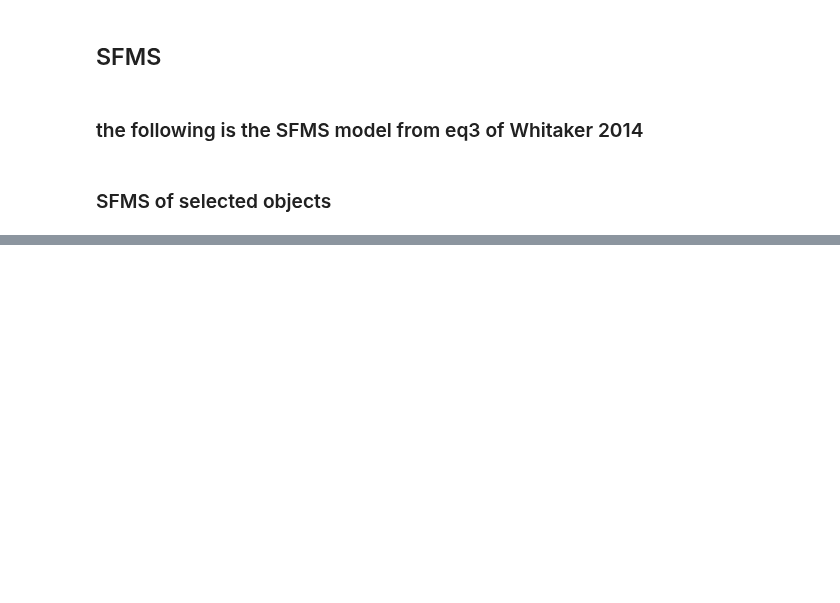
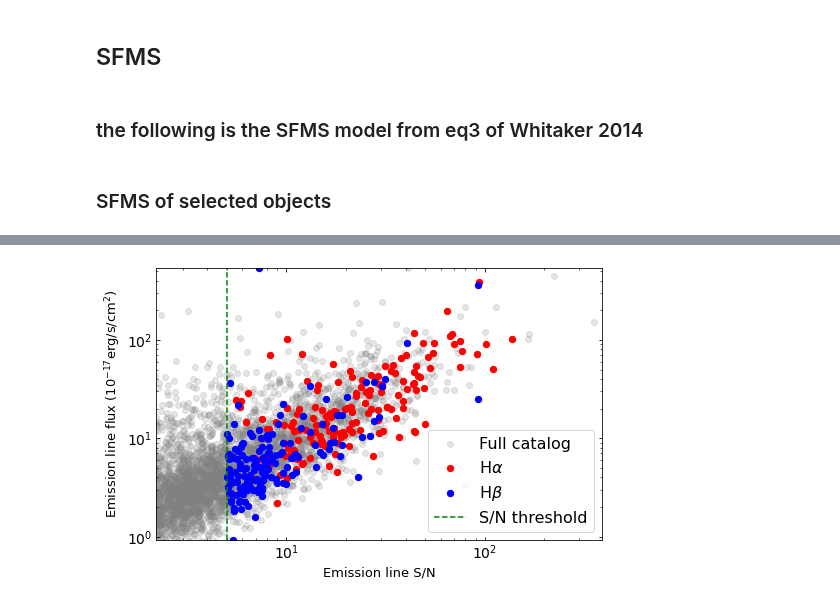
Before and after one commit to 2003cy/Balmer-Decrement-CLEAR, a Jupyter notebook: 2_object_z_sfr.ipynb, the cells around one changed output, grey strips where cells are left out. Cells and saved outputs as stored; diff of their text form; code cells hidden in the pictures; blank space fills up the shorter version.

```diff
--- a/2_object_z_sfr.ipynb
+++ b/2_object_z_sfr.ipynb
@@ -188,0 +227,33 @@ number of failed obj 0
+# %%
+line_flux_ha = obj_lis['Ha_FLUX']
+line_flux_hb = obj_lis['Hb_FLUX']
+sn_ha = obj_lis['sn_ha']
+sn_hb = obj_lis['sn_hb']
+full_cat_sn_ha = full_object_list['Ha_FLUX']/full_object_list['Ha_FLUX_ERR']
+full_cat_sn_hb = full_object_list['Hb_FLUX']/full_object_list['Hb_FLUX_ERR']
+
+plt.figure(figsize=(8, 5))
+
+plt.scatter(full_cat_sn_ha, full_object_list['Ha_FLUX'], color='grey', alpha=0.2, label='Full catalog')
+plt.scatter(full_cat_sn_hb, full_object_list['Hb_FLUX'], color='grey', alpha=0.2)
+plt.scatter(sn_ha, line_flux_ha, color='r', s=40, label=r'H$\alpha$')
+plt.scatter(sn_hb, line_flux_hb, color='b', s=40, label=r'H$\beta$')
+
+plt.axvline(x=5, color='green', linestyle='--', label='S/N threshold')
+
+plt.xscale('log')
+plt.yscale('log')
+plt.xlim(np.nanmin(line_flux_ha), np.nanmax(line_flux_ha))
+plt.ylim(np.nanmin(line_flux_hb), np.nanmax(line_flux_hb))
+plt.xlabel('Emission line S/N', fontsize=13)
+plt.ylabel(r'Emission line flux ($10^{-17}$erg/s/cm$^2$)', fontsize=13)
+plt.legend(fontsize=16)
+
+# 设置刻度线朝内
+plt.tick_params(axis='both', which='both', direction='in', top=True, right=True)
+plt.xticks(fontsize=14)
+plt.yticks(fontsize=14)
+plt.savefig('image_outputs/sn_line_flux.jpg', dpi=300)
+plt.show()
+# %% [output]
+[figure, added]
```
Also changed, not shown: parts of 9 cells of this notebook, 41 other files.
